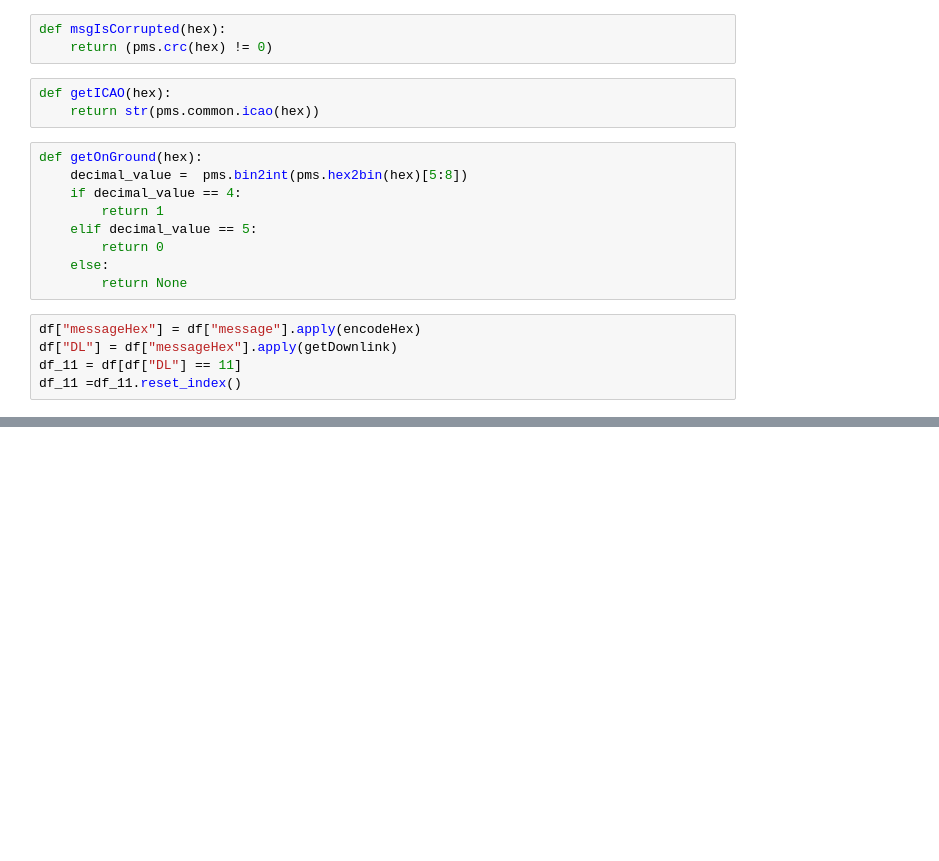
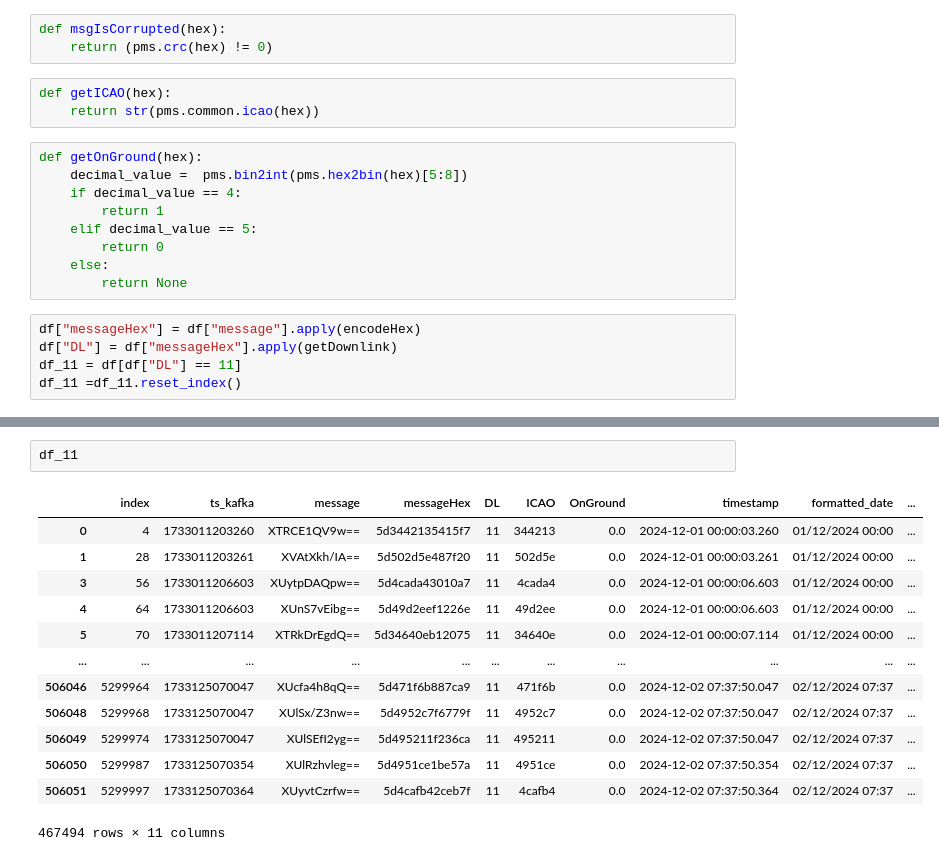
Before and after one commit to artemvarucm/PD2, a Jupyter notebook: src/visualization.ipynb, the cells around one changed output, grey strips where cells are left out. Drawn from its saved outputs; the diff is of its cells as text; blank space fills up the shorter version.

```diff
--- a/src/visualization.ipynb
+++ b/src/visualization.ipynb
@@ -98,0 +301,16 @@ Name: OnGround, Length: 666, dtype: bool
+# %%
+df_11
+# %% [output]
+|  | index | ts_kafka | message | messageHex | DL | ICAO | OnGround | timestamp | formatted_date | ... |
+| 0 | 4 | 1733011203260 | XTRCE1QV9w== | 5d3442135415f7 | 11 | 344213 | 0.0 | 2024-12-01 00:00:03.260 | 01/12/2024 00:00 | ... |
+| 1 | 28 | 1733011203261 | XVAtXkh/IA== | 5d502d5e487f20 | 11 | 502d5e | 0.0 | 2024-12-01 00:00:03.261 | 01/12/2024 00:00 | ... |
+| 3 | 56 | 1733011206603 | XUytpDAQpw== | 5d4cada43010a7 | 11 | 4cada4 | 0.0 | 2024-12-01 00:00:06.603 | 01/12/2024 00:00 | ... |
+| 4 | 64 | 1733011206603 | XUnS7vEibg== | 5d49d2eef1226e | 11 | 49d2ee | 0.0 | 2024-12-01 00:00:06.603 | 01/12/2024 00:00 | ... |
+| 5 | 70 | 1733011207114 | XTRkDrEgdQ== | 5d34640eb12075 | 11 | 34640e | 0.0 | 2024-12-01 00:00:07.114 | 01/12/2024 00:00 | ... |
+| ... | ... | ... | ... | ... | ... | ... | ... | ... | ... | ... |
+| 506046 | 5299964 | 1733125070047 | XUcfa4h8qQ== | 5d471f6b887ca9 | 11 | 471f6b | 0.0 | 2024-12-02 07:37:50.047 | 02/12/2024 07:37 | ... |
+| 506048 | 5299968 | 1733125070047 | XUlSx/Z3nw== | 5d4952c7f6779f | 11 | 4952c7 | 0.0 | 2024-12-02 07:37:50.047 | 02/12/2024 07:37 | ... |
+| 506049 | 5299974 | 1733125070047 | XUlSEfI2yg== | 5d495211f236ca | 11 | 495211 | 0.0 | 2024-12-02 07:37:50.047 | 02/12/2024 07:37 | ... |
+| 506050 | 5299987 | 1733125070354 | XUlRzhvleg== | 5d4951ce1be57a | 11 | 4951ce | 0.0 | 2024-12-02 07:37:50.354 | 02/12/2024 07:37 | ... |
+| 506051 | 5299997 | 1733125070364 | XUyvtCzrfw== | 5d4cafb42ceb7f | 11 | 4cafb4 | 0.0 | 2024-12-02 07:37:50.364 | 02/12/2024 07:37 | ... |
+467494 rows × 11 columns
```
Also changed, not shown: parts of 33 cells of this notebook.
